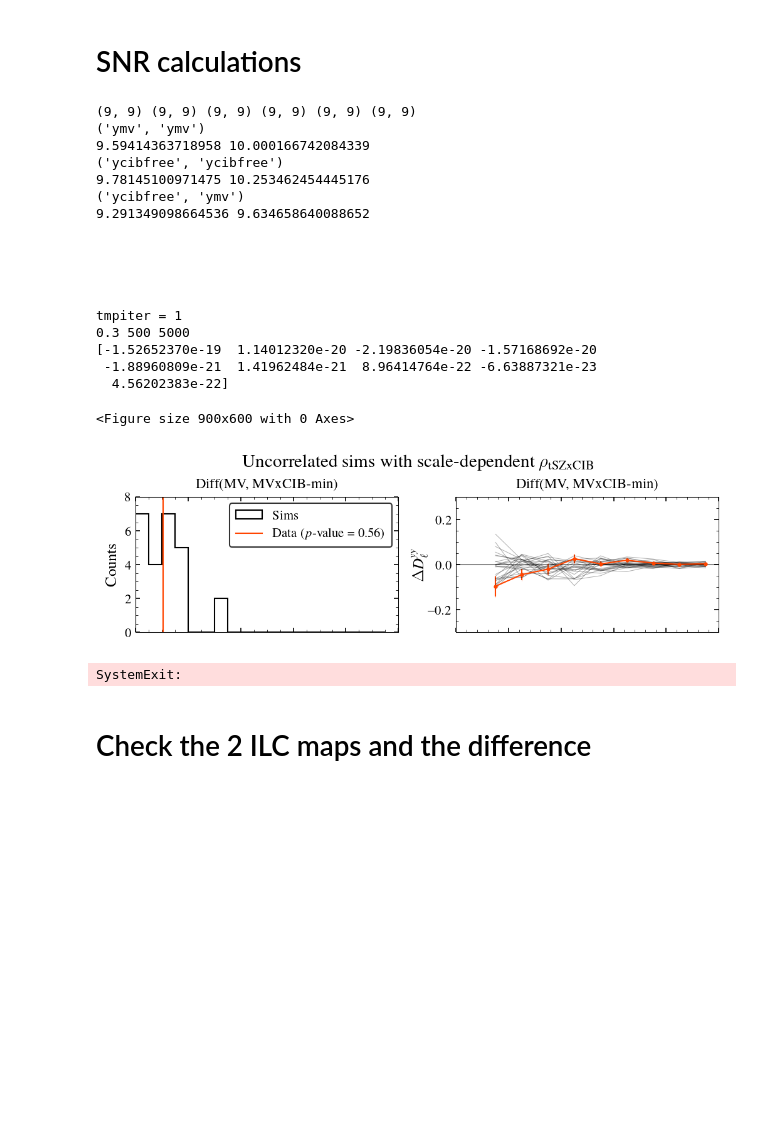
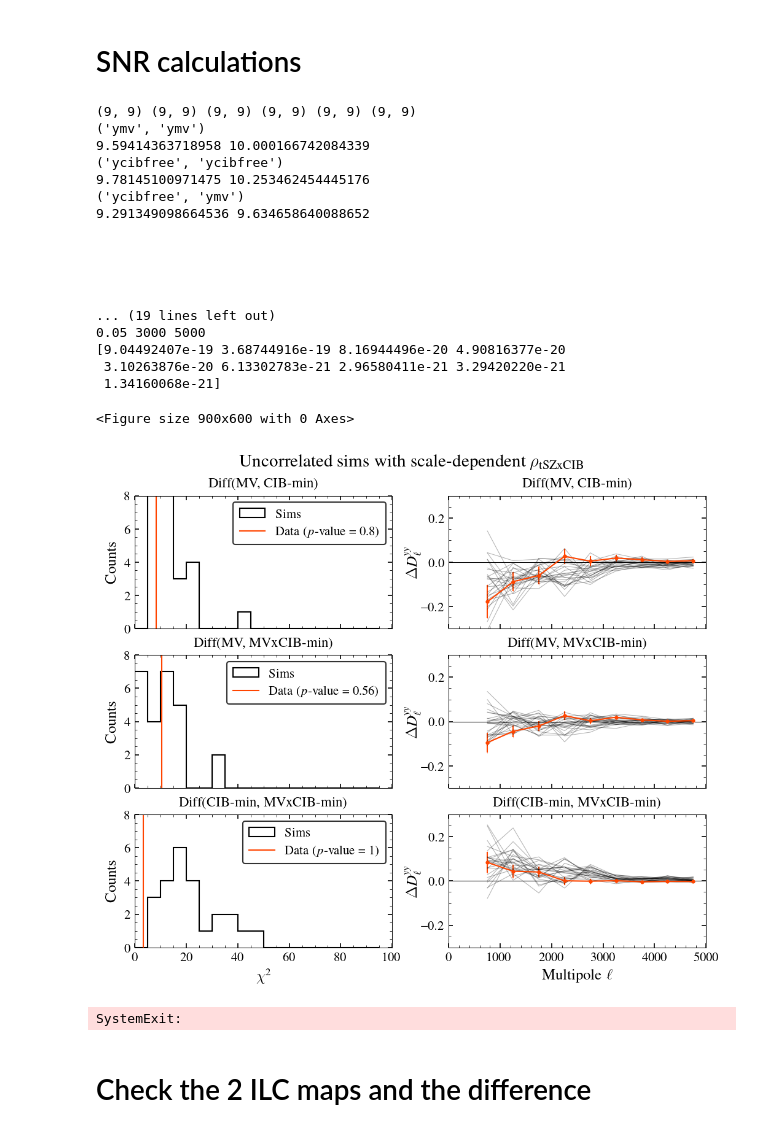
Before and after one commit to sriniraghunathan/tSZ_2pt_SPT_SPIRE, a Jupyter notebook: fit_for_tsz_cib.ipynb, the cells around one changed output. Cells and saved outputs as stored; diff of their text form; code cells hidden in the pictures; blank space fills up the shorter version.

Commit message:
plotting stuffs

```diff
--- a/fit_for_tsz_cib.ipynb
+++ b/fit_for_tsz_cib.ipynb
@@ -623,7 +625,7 @@ figure(figsize = (8., 6.5))
 subplots_adjust(wspace=0.22)
 tr, tc = 3, 2
 sbpl = 1
-for tmpiter in range(1,2):
+for tmpiter in range(3):
     #if tmpiter == 0: continue
     print('\ntmpiter = %s' %(tmpiter))
     if tmpiter == 0: #d1, d2
@@ -708,8 +710,10 @@ for tmpiter in range(1,2):
                             (3000, 5000): 0.05,
                            }
         """
+        """
         reqd_tsz_cib_dic = {(500, 5000): 0.3,
                            }
+        """
 
         tmp_color_arr = ['navy', 'darkgreen', 'goldenrod', 'orangered', 'darkred']
         cib_scatter_sigma = None #0.2
@@ -850,39 +854,39 @@ for tmpiter in range(1,2):
             plot( tmpels, curr_dl_fac * cl_, color = color_arr[simcntr], lw = 0.5, alpha = 0.3)
         xlim(0., 5000.); ylim(-0.3, 0.3)
         if sbpl >= 5:
             xlabel(r'Multipole $\ell$', fontsize = 12)
         else:
             setp(ax.get_xticklabels(), visible=False)
         if sbpl in [2, 4, 6]:
             ylabel(r'$\Delta D_{\ell}^{yy}$', fontsize = 12, labelpad = 0.)
         axhline(0., lw = 0.5); ##show(); #sys.exit()
         title(title_val, fontsize =11)
         sbpl += 1
 
     #print(tmpiter, chi_sq_val, pvalue, pvalue_sim_based); ##sys.exit()
 suptitle(tit_str, fontsize = 14, y = 0.95)
 show()
 sys.exit()
 # %% [output]
 (9, 9) (9, 9) (9, 9) (9, 9) (9, 9) (9, 9)
 ('ymv', 'ymv')
 9.59414363718958 10.000166742084339
 ('ycibfree', 'ycibfree')
 9.78145100971475 10.253462454445176
 ('ycibfree', 'ymv')
 9.291349098664536 9.634658640088652
 
 
 
 
 
-tmpiter = 1
-0.3 500 5000
-[-1.52652370e-19  1.14012320e-20 -2.19836054e-20 -1.57168692e-20
- -1.88960809e-21  1.41962484e-21  8.96414764e-22 -6.63887321e-23
-  4.56202383e-22]
+... (19 lines left out)
+0.05 3000 5000
+[9.04492407e-19 3.68744916e-19 8.16944496e-20 4.90816377e-20
+ 3.10263876e-20 6.13302783e-21 2.96580411e-21 3.29420220e-21
+ 1.34160068e-21]
 <Figure size 900x600 with 0 Axes>
-[figure, old version]
+[figure, new version]
 SystemExit:
 # %% [markdown]
 # Check the 2 ILC maps and the difference
```
Also changed, not shown: parts of 9 cells of this notebook, 1 other file.
